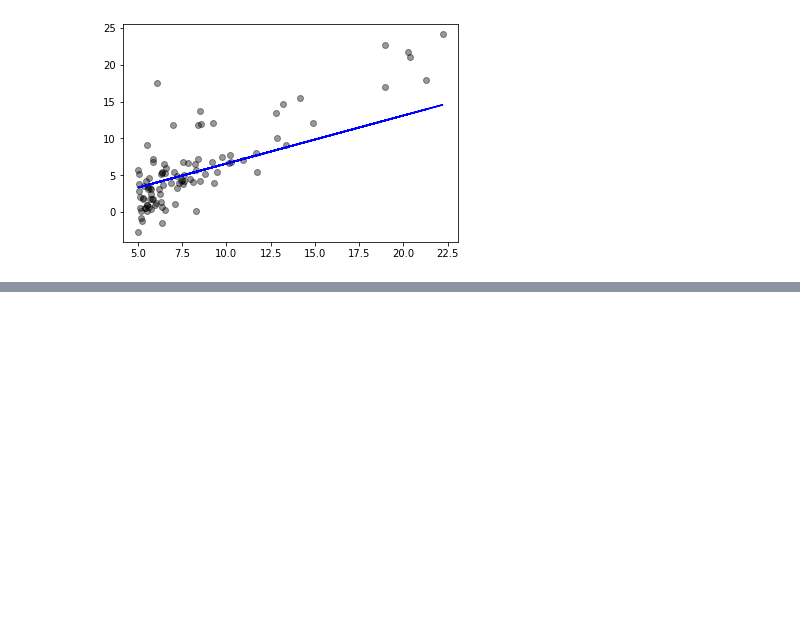
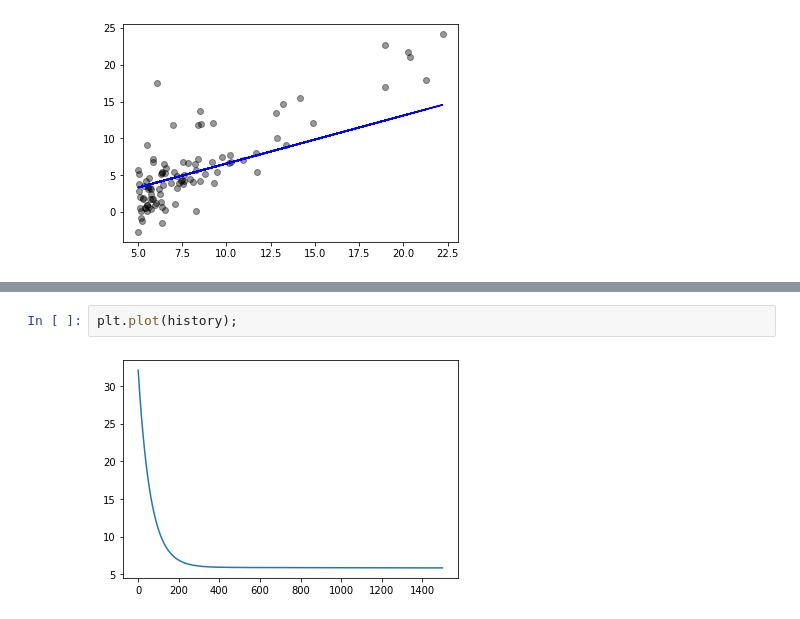
Before and after one commit to damiansp/ML, a Jupyter notebook: coursera/ng/machine-learning-ex1/ex1py/linear_regression.py.ipynb, the cells around one changed output, grey strips where cells are left out. Saved outputs shown, nothing was run; the diff lists cells and outputs as text; blank space fills up the shorter version.

```diff
--- a/coursera/ng/machine-learning-ex1/ex1py/linear_regression.py.ipynb
+++ b/coursera/ng/machine-learning-ex1/ex1py/linear_regression.py.ipynb
@@ -144,0 +144,4 @@ array([[-3.87813769],
+# %%
+plt.plot(history);
+# %% [output]
+[figure, added]
```
Also changed, not shown: parts of 3 cells of this notebook, 2 other files.
